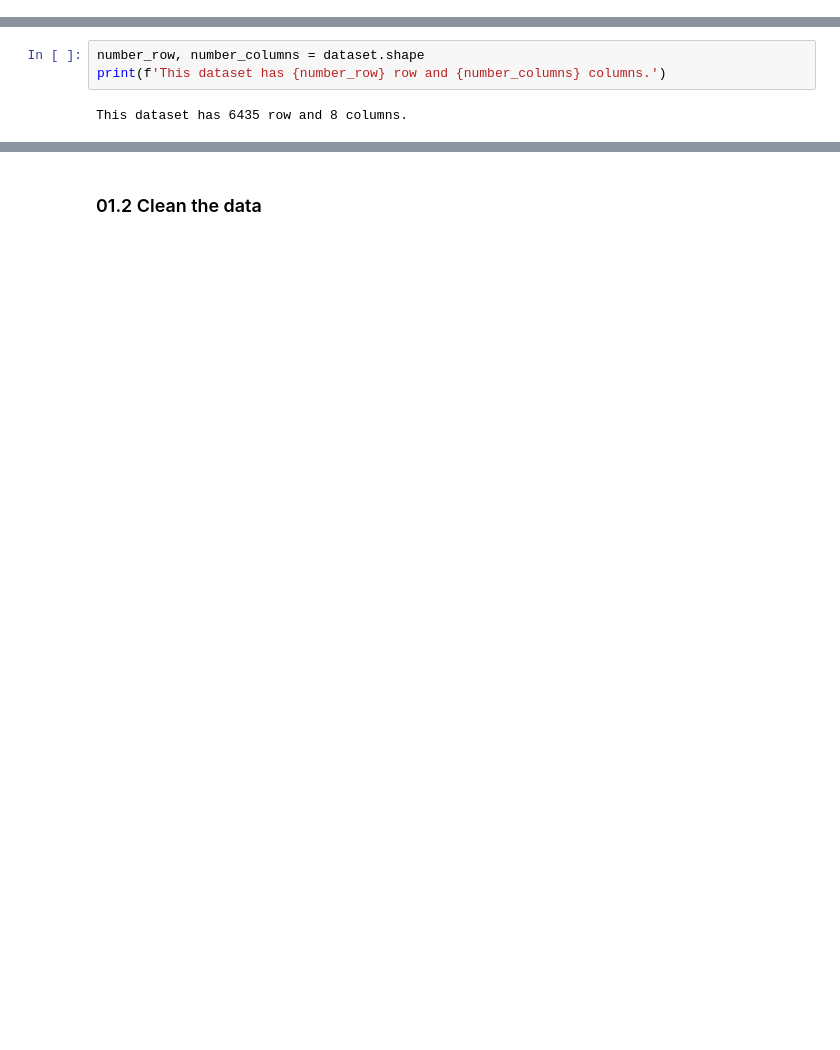
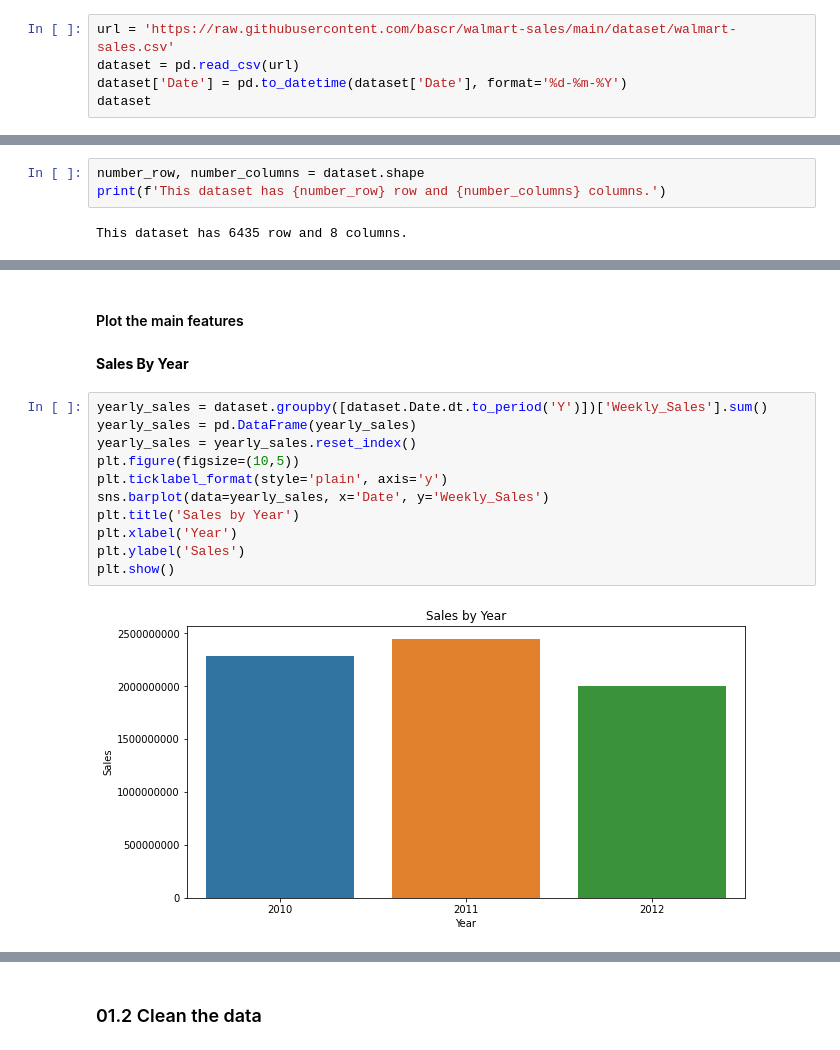
Before and after one commit to bascr/walmart-sales, a Jupyter notebook: walmart_sales.ipynb, the cells around one changed output, grey strips where cells are left out. Drawn from its saved outputs; the diff is of its cells as text; blank space fills up the shorter version.

```diff
--- a/walmart_sales.ipynb
+++ b/walmart_sales.ipynb
@@ -68,0 +59,5 @@ dataset
+# %%
+url = 'https://raw.githubusercontent.com/bascr/walmart-sales/main/dataset/walmart-sales.csv'
+dataset = pd.read_csv(url)
+dataset['Date'] = pd.to_datetime(dataset['Date'], format='%d-%m-%Y')
+dataset
@@ -77,0 +103,17 @@ This dataset has 6435 row and 8 columns.
+# %% [markdown]
+#### Plot the main features
+# %% [markdown]
+**Sales By Year**
+# %%
+yearly_sales = dataset.groupby([dataset.Date.dt.to_period('Y')])['Weekly_Sales'].sum()
+yearly_sales = pd.DataFrame(yearly_sales)
+yearly_sales = yearly_sales.reset_index()
+plt.figure(figsize=(10,5))
+plt.ticklabel_format(style='plain', axis='y')
+sns.barplot(data=yearly_sales, x='Date', y='Weekly_Sales')
+plt.title('Sales by Year')
+plt.xlabel('Year')
+plt.ylabel('Sales')
+plt.show()
+# %% [output]
+[figure, added]
```
Also changed, not shown: parts of 71 cells of this notebook.
